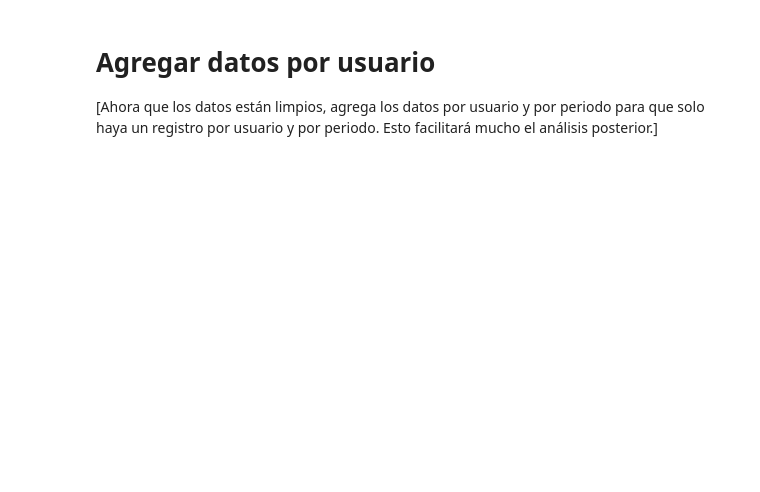
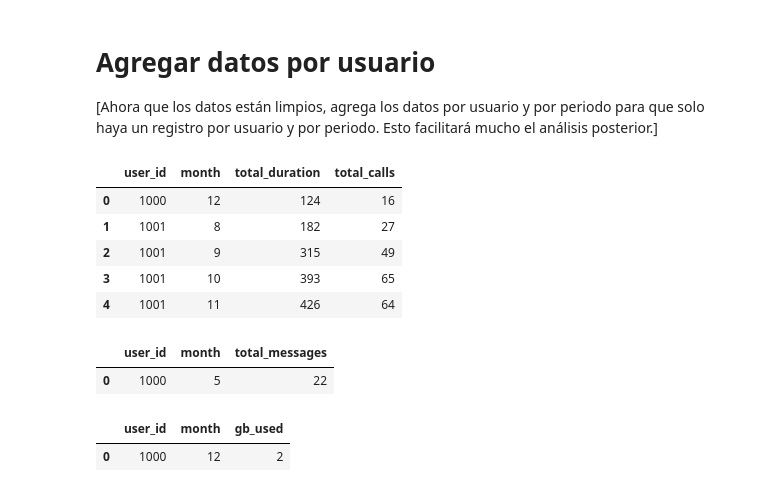
Before and after one commit to DiffelVIA/Sprint_5, a Jupyter notebook: sprint_5.ipynb, the cells around one changed output. Cells and saved outputs as stored; diff of their text form; code cells hidden in the pictures; blank space fills up the shorter version.

```diff
--- a/sprint_5.ipynb
+++ b/sprint_5.ipynb
@@ -329,3 +329,32 @@ plans.head()
 # Agregar datos por usuario
 
 [Ahora que los datos están limpios, agrega los datos por usuario y por periodo para que solo haya un registro por usuario y por periodo. Esto facilitará mucho el análisis posterior.]
+# %%
+monthly_calls = calls.groupby(['user_id','month']).agg(
+    total_duration = ('duration','sum'),
+    total_calls = ('id','count')
+).reset_index()
+monthly_calls.head()
+# %% [output]
+|  | user_id | month | total_duration | total_calls |
+| 0 | 1000 | 12 | 124 | 16 |
+| 1 | 1001 | 8 | 182 | 27 |
+| 2 | 1001 | 9 | 315 | 49 |
+| 3 | 1001 | 10 | 393 | 65 |
+| 4 | 1001 | 11 | 426 | 64 |
+# %%
+sms_per_user = messages.groupby(['user_id','month']).agg(
+    total_messages = ('id','count')
+).reset_index()
+sms_per_user.head(1)
+# %% [output]
+|  | user_id | month | total_messages |
+| 0 | 1000 | 5 | 22 |
+# %%
+internet_per_user = internet.groupby(['user_id','month'])['gb_used'].sum().reset_index()
+internet_per_user['gb_used'] = np.ceil(internet_per_user['gb_used'])
+internet_per_user['gb_used'] = internet_per_user['gb_used'].astype(int)
+internet_per_user.head(1)
+# %% [output]
+|  | user_id | month | gb_used |
+| 0 | 1000 | 12 | 2 |
```
Also changed, not shown: parts of 6 cells of this notebook.
